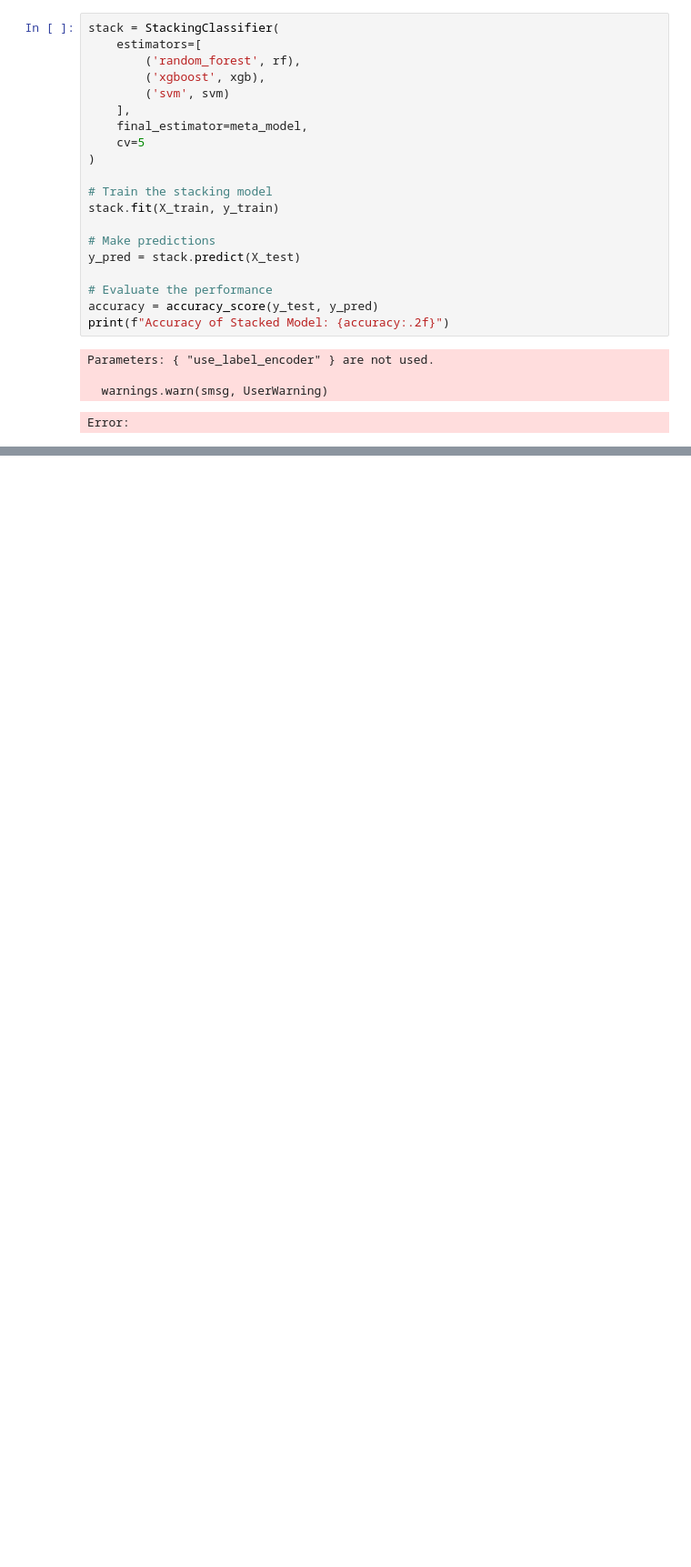
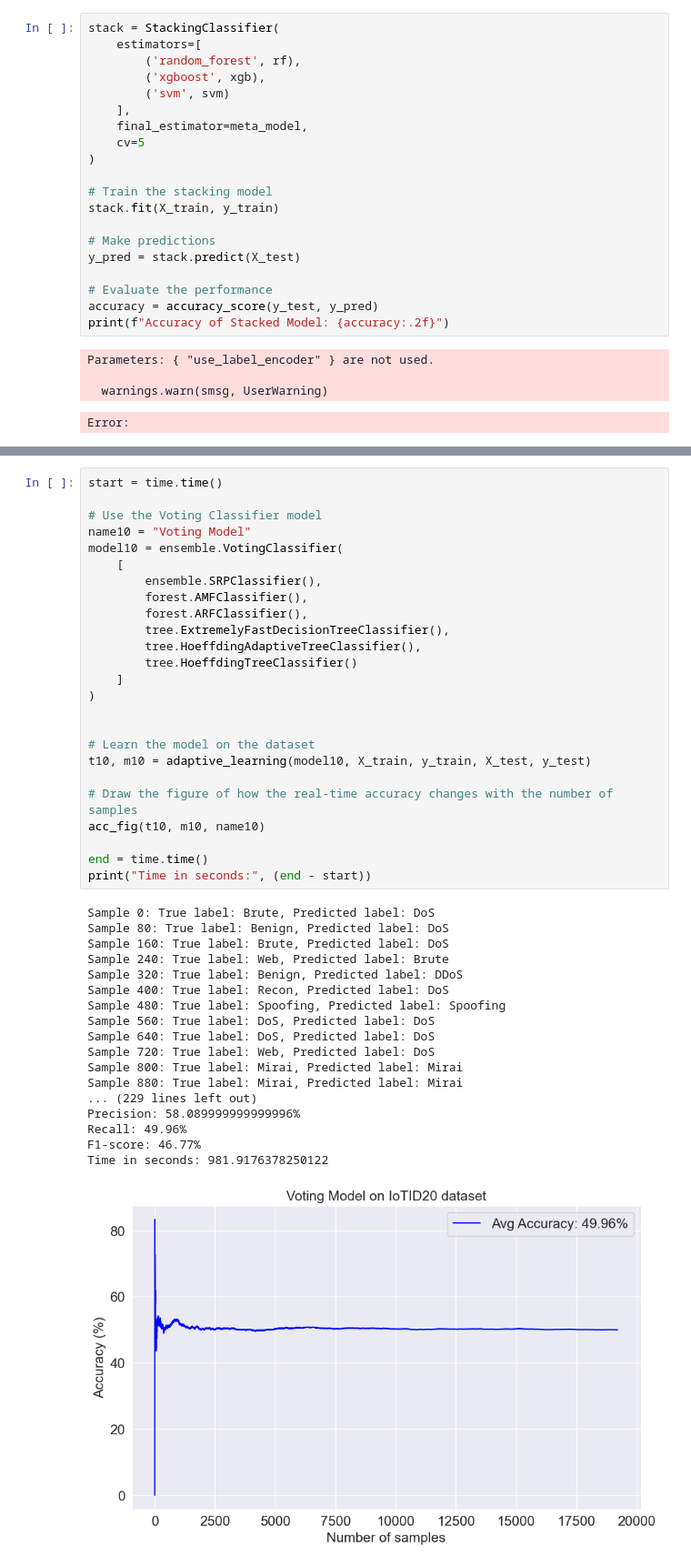
Before and after one commit to masterrlv/Capstone, a Jupyter notebook: new_multi.ipynb, the cells around one changed output, grey strips where cells are left out. Shown: that part at 91% size. Saved outputs shown, nothing was run; the diff lists cells and outputs as text; blank space fills up the shorter version.

```diff
--- a/new_multi.ipynb
+++ b/new_multi.ipynb
@@ -84,0 +239,44 @@ Error:
+# %%
+start = time.time()
+
+# Use the Voting Classifier model
+name10 = "Voting Model"
+model10 = ensemble.VotingClassifier(
+    [
+        ensemble.SRPClassifier(),
+        forest.AMFClassifier(),
+        forest.ARFClassifier(),
+        tree.ExtremelyFastDecisionTreeClassifier(),
+        tree.HoeffdingAdaptiveTreeClassifier(),
+        tree.HoeffdingTreeClassifier()
+    ]
+)
+
+
+# Learn the model on the dataset
+t10, m10 = adaptive_learning(model10, X_train, y_train, X_test, y_test)
+
+# Draw the figure of how the real-time accuracy changes with the number of samples
+acc_fig(t10, m10, name10)
+
+end = time.time()
+print("Time in seconds:", (end - start))
+# %% [output]
+Sample 0: True label: Brute, Predicted label: DoS
+Sample 80: True label: Benign, Predicted label: DoS
+Sample 160: True label: Brute, Predicted label: DoS
+Sample 240: True label: Web, Predicted label: Brute
+Sample 320: True label: Benign, Predicted label: DDoS
+Sample 400: True label: Recon, Predicted label: DoS
+Sample 480: True label: Spoofing, Predicted label: Spoofing
+Sample 560: True label: DoS, Predicted label: DoS
+Sample 640: True label: DoS, Predicted label: DoS
+Sample 720: True label: Web, Predicted label: DoS
+Sample 800: True label: Mirai, Predicted label: Mirai
+Sample 880: True label: Mirai, Predicted label: Mirai
+... (229 lines left out)
+Precision: 58.089999999999996%
+Recall: 49.96%
+F1-score: 46.77%
+Time in seconds: 981.9176378250122
+[figure, added]
```
Also changed, not shown: parts of 9 cells of this notebook, 42 other files.
